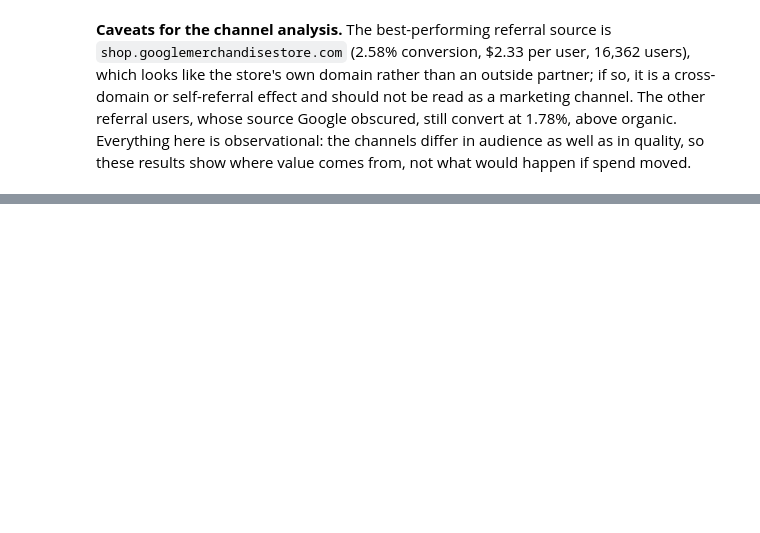
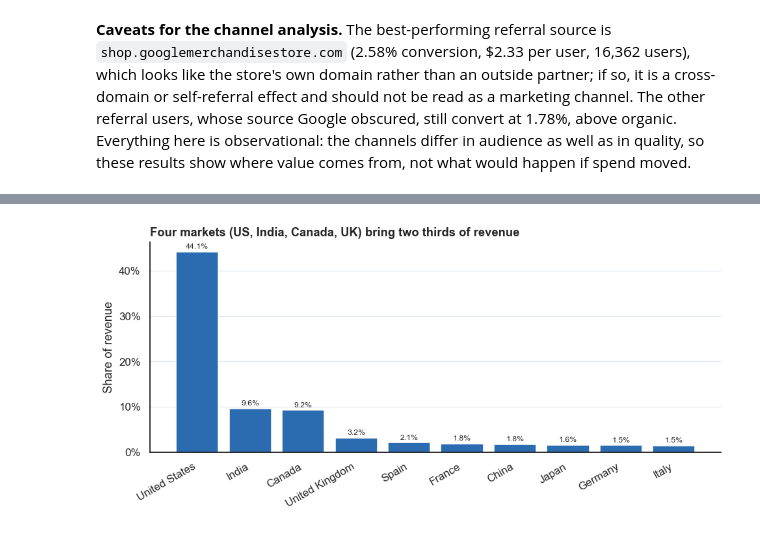
Before and after one commit to OmkarJayvantJadhav/Shop-Trail, a Jupyter notebook: notebooks/ShopTrail_Analysis.ipynb, the cells around one changed output, grey strips where cells are left out. Cells and saved outputs as stored; diff of their text form; code cells hidden in the pictures; blank space fills up the shorter version.

```diff
--- a/notebooks/ShopTrail_Analysis.ipynb
+++ b/notebooks/ShopTrail_Analysis.ipynb
@@ -371,0 +524,15 @@ src.style.format({"Users": "{:,.0f}", "Revenue (USD)": "${:,.0f}", "Revenue / us
+# %%
+top = c.sort_values("revenue_usd", ascending=False).head(10).copy()
+top["cum_pct"] = top.pct_of_revenue.cumsum()
+fig, ax = plt.subplots(figsize=(9, 4.3))
+ax.bar(top.country, top.pct_of_revenue, color=BLUE)
+ax.bar_label(ax.containers[0], fmt="%.1f%%", padding=2, fontsize=8)
+ax.yaxis.set_major_formatter(mtick.PercentFormatter(decimals=0))
+light_grid(ax, "y")
+ax.set_ylabel("Share of revenue")
+plt.setp(ax.get_xticklabels(), rotation=30, ha="right")
+ax.set_title("Four markets (US, India, Canada, UK) bring two thirds of revenue")
+plt.tight_layout()
+plt.show()
+# %% [output]
+[figure, added]
```
Also changed, not shown: parts of 9 cells of this notebook, 4 other files.
